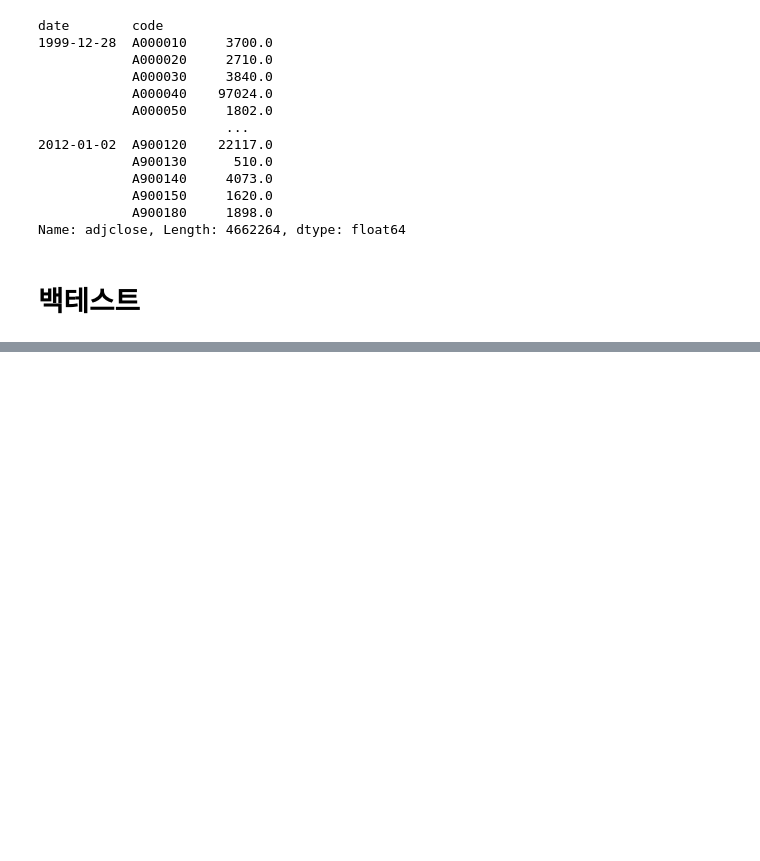
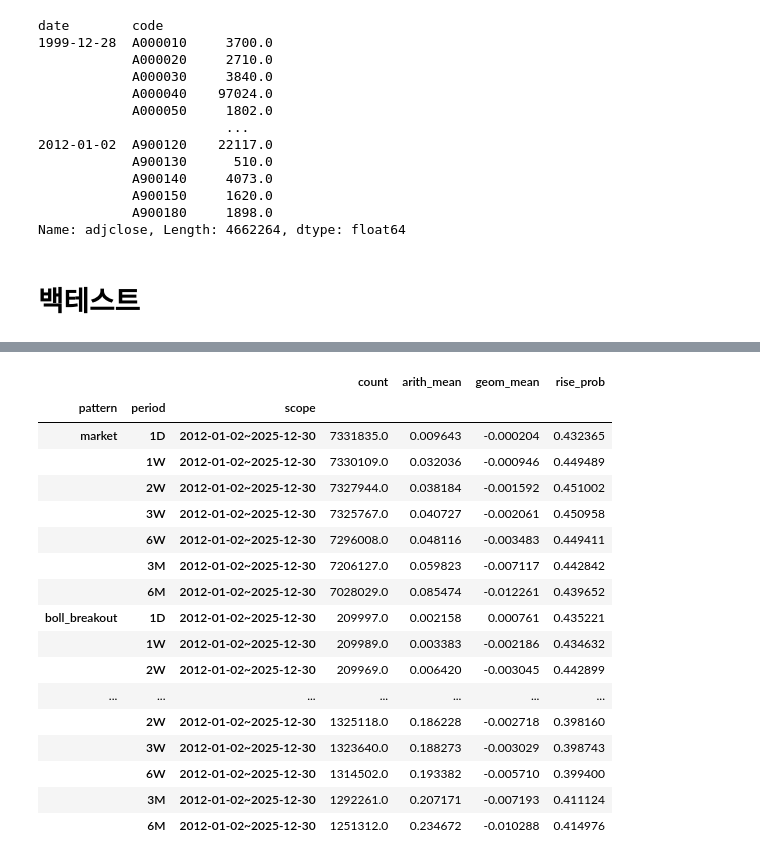
Before and after one commit to gem763/metricstudio, a Jupyter notebook: main.ipynb, the cells around one changed output, grey strips where cells are left out. Saved outputs shown, nothing was run; the diff lists cells and outputs as text; code cells hidden in the pictures; blank space fills up the shorter version.

```diff
--- a/main.ipynb
+++ b/main.ipynb
@@ -162,0 +134,21 @@ np.True_
+# %%
+stats.to_frame(start='2012-01-01', end='2025-12-31')
+# %% [output]
+|  |  |  | count | arith_mean | geom_mean | rise_prob |
+| pattern | period | scope |  |  |  |  |
+| market | 1D | 2012-01-02~2025-12-30 | 7331835.0 | 0.009643 | -0.000204 | 0.432365 |
+|  | 1W | 2012-01-02~2025-12-30 | 7330109.0 | 0.032036 | -0.000946 | 0.449489 |
+|  | 2W | 2012-01-02~2025-12-30 | 7327944.0 | 0.038184 | -0.001592 | 0.451002 |
+|  | 3W | 2012-01-02~2025-12-30 | 7325767.0 | 0.040727 | -0.002061 | 0.450958 |
+|  | 6W | 2012-01-02~2025-12-30 | 7296008.0 | 0.048116 | -0.003483 | 0.449411 |
+|  | 3M | 2012-01-02~2025-12-30 | 7206127.0 | 0.059823 | -0.007117 | 0.442842 |
+|  | 6M | 2012-01-02~2025-12-30 | 7028029.0 | 0.085474 | -0.012261 | 0.439652 |
+| boll_breakout | 1D | 2012-01-02~2025-12-30 | 209997.0 | 0.002158 | 0.000761 | 0.435221 |
+|  | 1W | 2012-01-02~2025-12-30 | 209989.0 | 0.003383 | -0.002186 | 0.434632 |
+|  | 2W | 2012-01-02~2025-12-30 | 209969.0 | 0.006420 | -0.003045 | 0.442899 |
+| ... | ... | ... | ... | ... | ... | ... |
+|  | 2W | 2012-01-02~2025-12-30 | 1325118.0 | 0.186228 | -0.002718 | 0.398160 |
+|  | 3W | 2012-01-02~2025-12-30 | 1323640.0 | 0.188273 | -0.003029 | 0.398743 |
+|  | 6W | 2012-01-02~2025-12-30 | 1314502.0 | 0.193382 | -0.005710 | 0.399400 |
+|  | 3M | 2012-01-02~2025-12-30 | 1292261.0 | 0.207171 | -0.007193 | 0.411124 |
+|  | 6M | 2012-01-02~2025-12-30 | 1251312.0 | 0.234672 | -0.010288 | 0.414976 |
```
Also changed, not shown: parts of 12 cells of this notebook, 6 other files.
